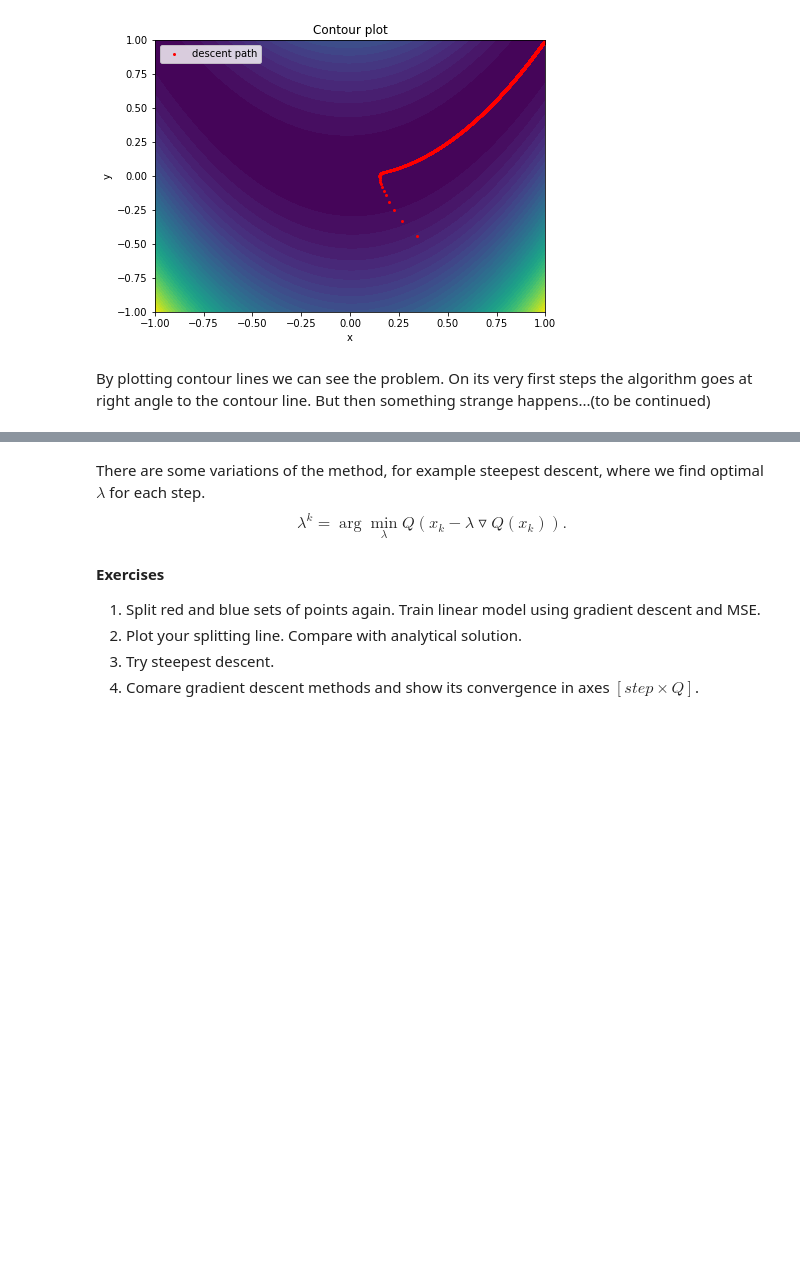
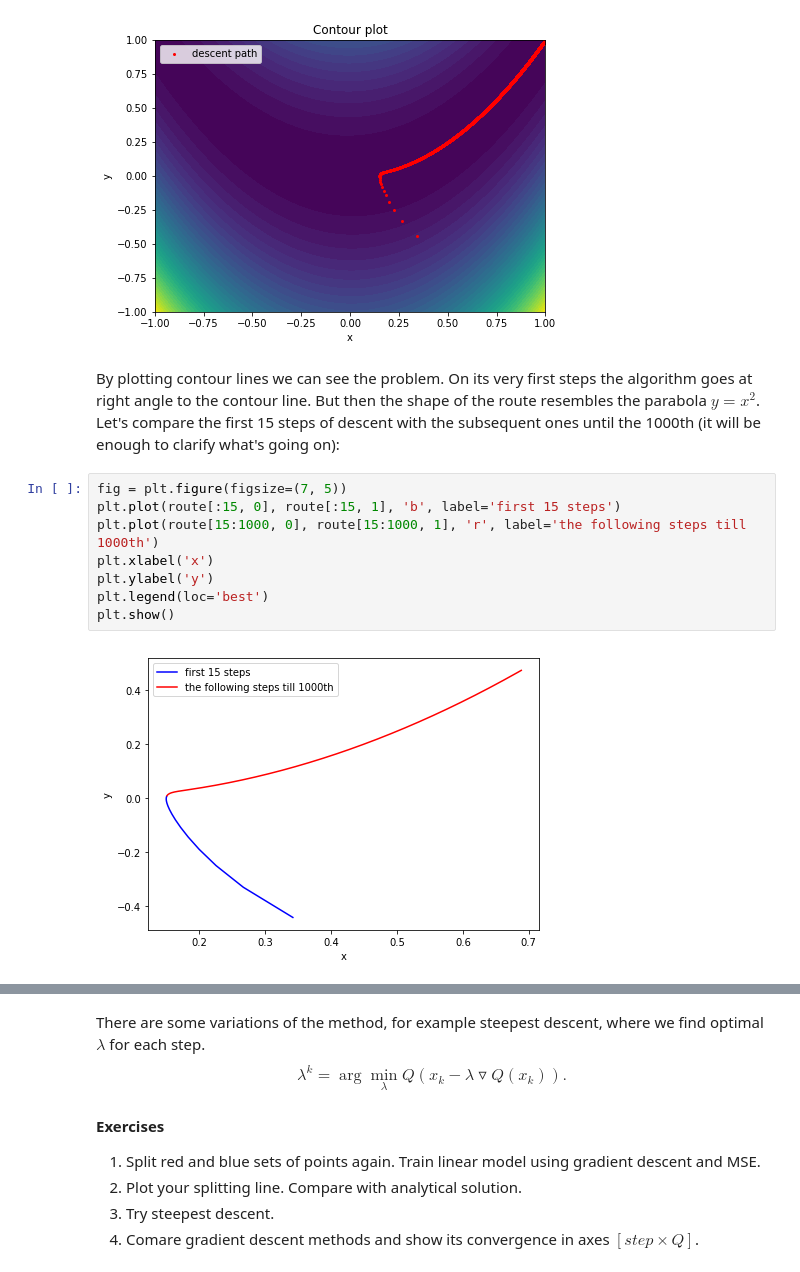
Before and after one commit to slayff/squad, a Jupyter notebook: labs/lab-1.ipynb, the cells around one changed output, grey strips where cells are left out. Saved outputs shown, nothing was run; the diff lists cells and outputs as text; blank space fills up the shorter version.

```diff
--- a/labs/lab-1.ipynb
+++ b/labs/lab-1.ipynb
@@ -569,4 +569,14 @@ plt.show()
 # %% [output]
 [figure]
 # %% [markdown]
-By plotting contour lines we can see the problem. On its very first steps the algorithm goes at right angle to the contour line. But then something strange happens...(to be continued)
+By plotting contour lines we can see the problem. On its very first steps the algorithm goes at right angle to the contour line. But then the shape of the route resembles the parabola $y = x^2$. Let's compare the first 15 steps of descent with the subsequent ones until the 1000th (it will be enough to clarify what's going on):
+# %%
+fig = plt.figure(figsize=(7, 5))
+plt.plot(route[:15, 0], route[:15, 1], 'b', label='first 15 steps')
+plt.plot(route[15:1000, 0], route[15:1000, 1], 'r', label='the following steps till 1000th')
+plt.xlabel('x')
+plt.ylabel('y')
+plt.legend(loc='best')
+plt.show()
+# %% [output]
+[figure, added]
```
Also changed, not shown: parts of 4 cells of this notebook.
